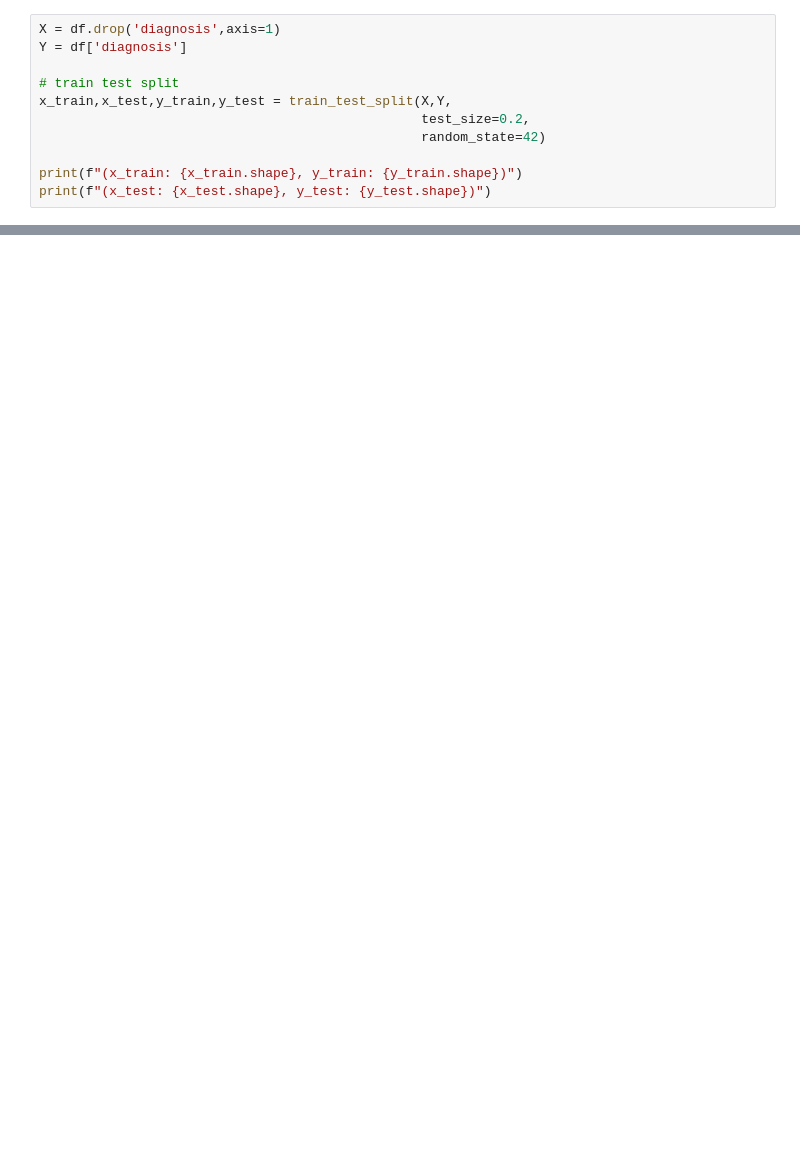
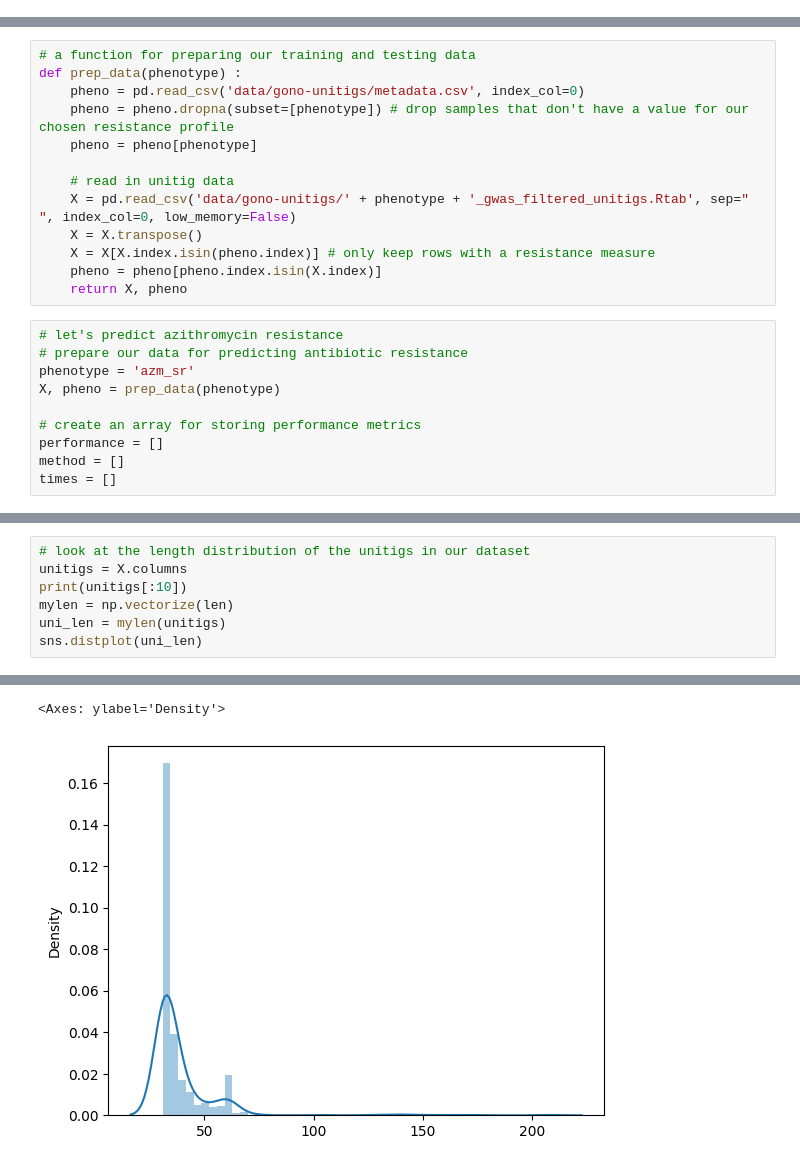
Before and after one commit to dinaOuahbi/ML, a Jupyter notebook: modeling.ipynb, the cells around one changed output, grey strips where cells are left out. Saved outputs shown, nothing was run; the diff lists cells and outputs as text; blank space fills up the shorter version.

```diff
--- a/modeling.ipynb
+++ b/modeling.ipynb
@@ -92,11 +0,0 @@ import matplotlib.pyplot as plt
-# %%
-X = df.drop('diagnosis',axis=1)
-Y = df['diagnosis']
-
-# train test split
-x_train,x_test,y_train,y_test = train_test_split(X,Y,
-                                                 test_size=0.2,
-                                                 random_state=42)
-
-print(f"(x_train: {x_train.shape}, y_train: {y_train.shape})")
-print(f"(x_test: {x_test.shape}, y_test: {y_test.shape})")
@@ -223,0 +46,23 @@ Atmost, 18 features are not significantly impacting the model. Instead of removi
+# %%
+# a function for preparing our training and testing data
+def prep_data(phenotype) :
+    pheno = pd.read_csv('data/gono-unitigs/metadata.csv', index_col=0)
+    pheno = pheno.dropna(subset=[phenotype]) # drop samples that don't have a value for our chosen resistance profile
+    pheno = pheno[phenotype]
+
+    # read in unitig data
+    X = pd.read_csv('data/gono-unitigs/' + phenotype + '_gwas_filtered_unitigs.Rtab', sep=" ", index_col=0, low_memory=False)
+    X = X.transpose()
+    X = X[X.index.isin(pheno.index)] # only keep rows with a resistance measure
+    pheno = pheno[pheno.index.isin(X.index)]
+    return X, pheno
+# %%
+# let's predict azithromycin resistance
+# prepare our data for predicting antibiotic resistance
+phenotype = 'azm_sr'
+X, pheno = prep_data(phenotype)
+
+# create an array for storing performance metrics
+performance = []
+method = []
+times = []
@@ -223,0 +95,8 @@ Atmost, 18 features are not significantly impacting the model. Instead of removi
+# %%
+# look at the length distribution of the unitigs in our dataset
+unitigs = X.columns
+print(unitigs[:10])
+mylen = np.vectorize(len)
+uni_len = mylen(unitigs)
+sns.distplot(uni_len)
+# %% [output]
@@ -223,0 +122,2 @@ Atmost, 18 features are not significantly impacting the model. Instead of removi
+<Axes: ylabel='Density'>
+[figure, added]
```
Also changed, not shown: parts of 35 cells of this notebook, 7 other files.
